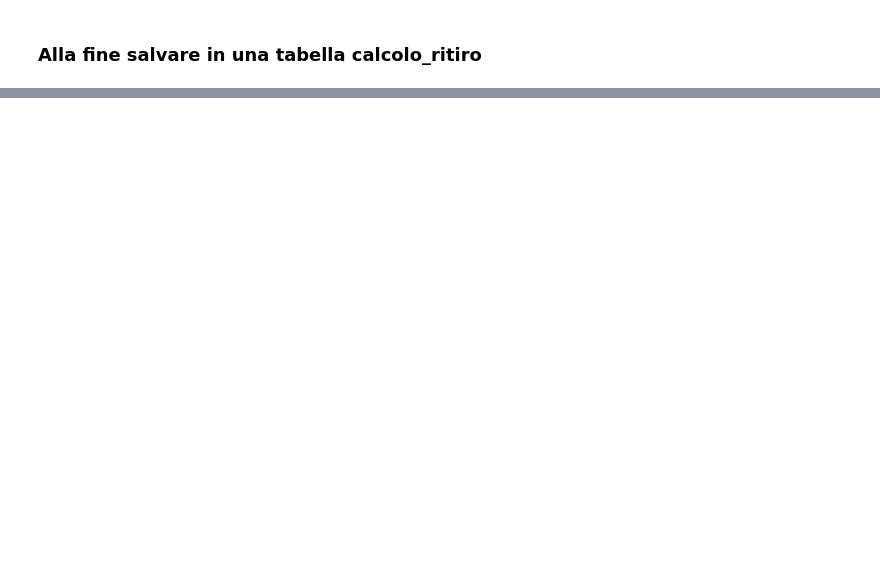
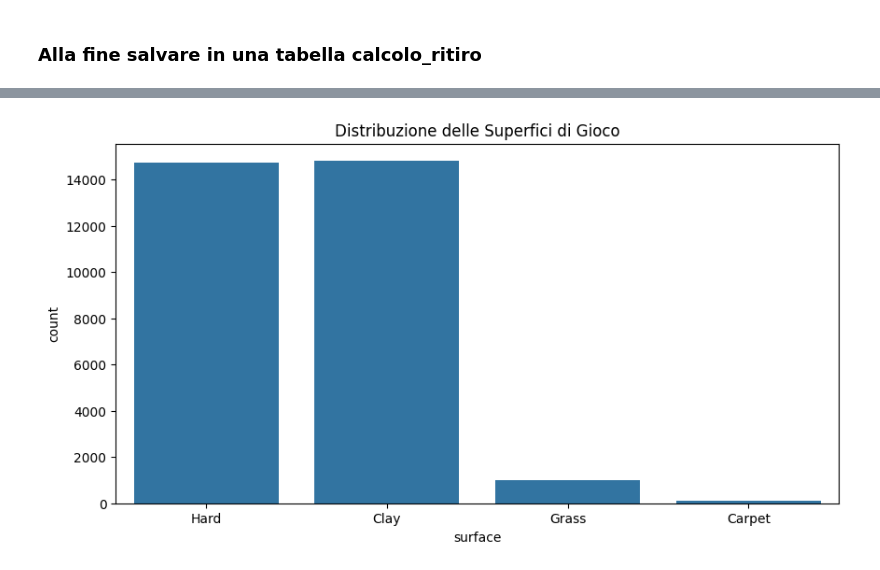
Before and after one commit to MarioAlfio/Tennis_bet, a Jupyter notebook: eda_analysis_part1.ipynb, the cells around one changed output, grey strips where cells are left out. Drawn from its saved outputs; the diff is of its cells as text; code cells hidden in the pictures; blank space fills up the shorter version.

```diff
--- a/eda_analysis_part1.ipynb
+++ b/eda_analysis_part1.ipynb
@@ -113,12 +123,12 @@ df['ritiro'] = np.logical_or(
 #ritiro_rows = df[np.char.find(df['score'].values.astype(str), 'DEF') >= 0]
 #ritiro_rows['score']
 
-ritiro_rows = df[np.char.find(df['score'].values.astype(str), 'DEF') >= 0]
-ritiro_rows
+#ritiro_rows = df[np.char.find(df['score'].values.astype(str), 'DEF') >= 0]
+#ritiro_rows
 
 
 #num_wo = np.sum(calcolo_ritiro['score'].values == 'W/O')
 #num_wo
 
-for score in df['score'].unique():
-    print(score)
+#for score in df['score'].unique():
+#    print(score)
@@ -217,0 +226,6 @@ df[score_cols] = np.array([extract_scores(s) for s in df['score']])
+# %%
+df = calculate_winner_score(df)
+
+#print(df['winner_score', 'loser_score'])
+# %%
+df['tourney_date'] = pd.to_datetime(df['tourney_date'], format='%Y%m%d')
@@ -217,0 +268,7 @@ df[score_cols] = np.array([extract_scores(s) for s in df['score']])
+# %%
+plt.figure(figsize=(10, 5))
+sns.countplot(x='surface', data=df)
+plt.title('Distribuzione delle Superfici di Gioco')
+plt.show()
+# %% [output]
+[figure, added]
```
Also changed, not shown: parts of 9 cells of this notebook, 2 other files.
